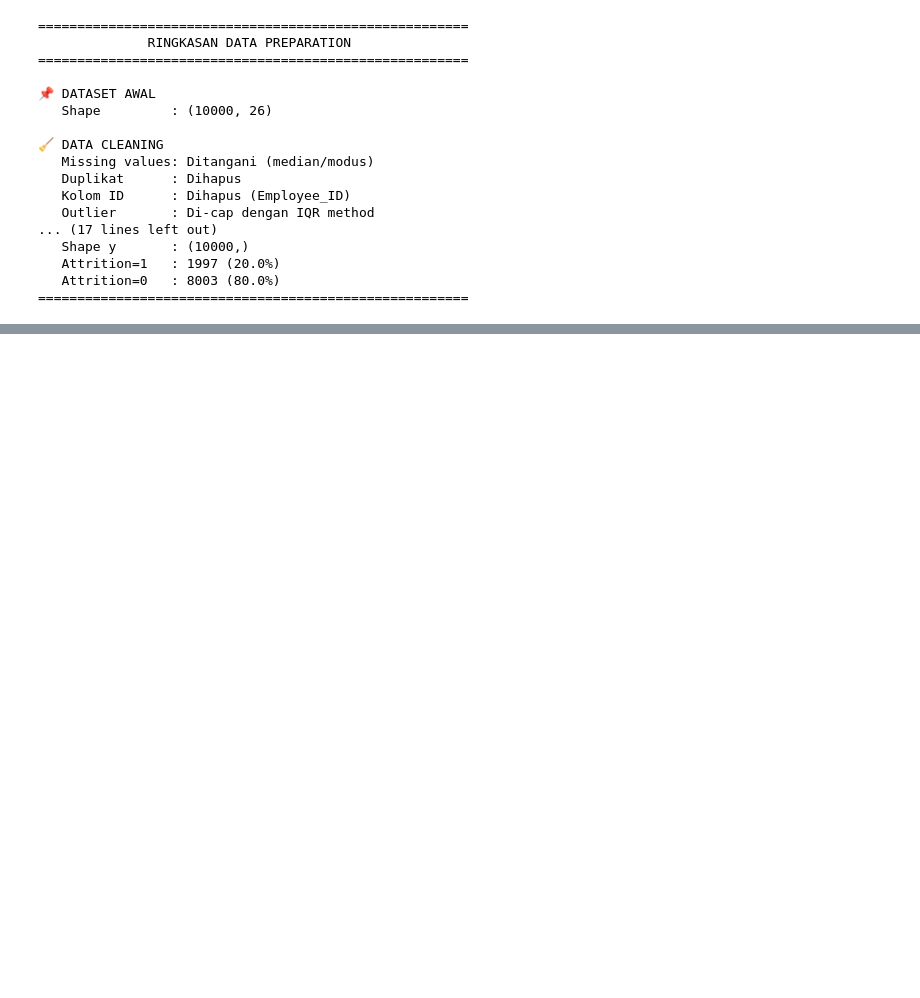
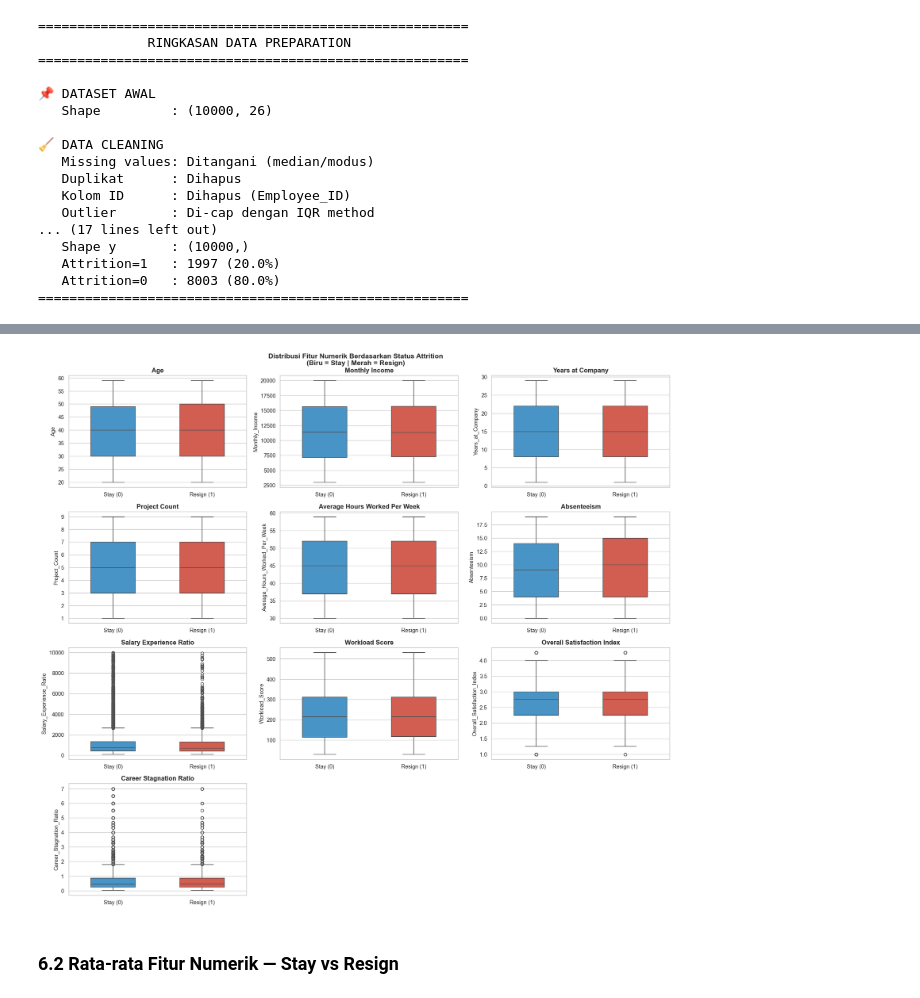
Before and after one commit to hafizatulkhairani/attritionguard, a Jupyter notebook: notebooks/analysis.ipynb, the cells around one changed output, grey strips where cells are left out. Cells and saved outputs as stored; diff of their text form; code cells hidden in the pictures; blank space fills up the shorter version.

```diff
--- a/notebooks/analysis.ipynb
+++ b/notebooks/analysis.ipynb
@@ -663,0 +901,42 @@ print('=' * 55)
+# %%
+key_num = [c for c in num_pure if c in [
+    'Age', 'Monthly_Income', 'Years_at_Company', 'Average_Hours_Worked_Per_Week',
+    'Project_Count', 'Absenteeism', 'Training_Hours_Per_Year',
+    'Salary_Experience_Ratio', 'Workload_Score', 'Overall_Satisfaction_Index',
+    'Career_Stagnation_Ratio'
+]]
+if not key_num:
+    key_num = num_pure[:12]
+
+df['Attrition'] = df['Attrition'].astype(int)
+
+n_cols_bv = 3
+n_rows_bv = (len(key_num) + n_cols_bv - 1) // n_cols_bv
+
+fig, axes = plt.subplots(n_rows_bv, n_cols_bv, figsize=(18, n_rows_bv * 4))
+axes = axes.flatten()
+
+for i, col in enumerate(key_num):
+    sns.boxplot(
+        data=df, x='Attrition', y=col, ax=axes[i],
+        hue='Attrition',
+        palette=PALETTE_ATTRITION,
+        width=0.5, linewidth=1.2,
+        legend=False
+    )
+    axes[i].set_title(col.replace('_', ' '))
+    axes[i].set_xticks([0, 1])
+    axes[i].set_xticklabels(['Stay (0)', 'Resign (1)'])
+    axes[i].set_xlabel('')
+
+for j in range(i+1, len(axes)):
+    axes[j].set_visible(False)
+
+plt.suptitle('Distribusi Fitur Numerik Berdasarkan Status Attrition\n(Biru = Stay | Merah = Resign)',
+             fontsize=14, fontweight='bold')
+plt.tight_layout()
+plt.show()
+# %% [output]
+[figure, added]
+# %% [markdown]
+### 6.2 Rata-rata Fitur Numerik — Stay vs Resign
```
Also changed, not shown: parts of 47 cells of this notebook.
